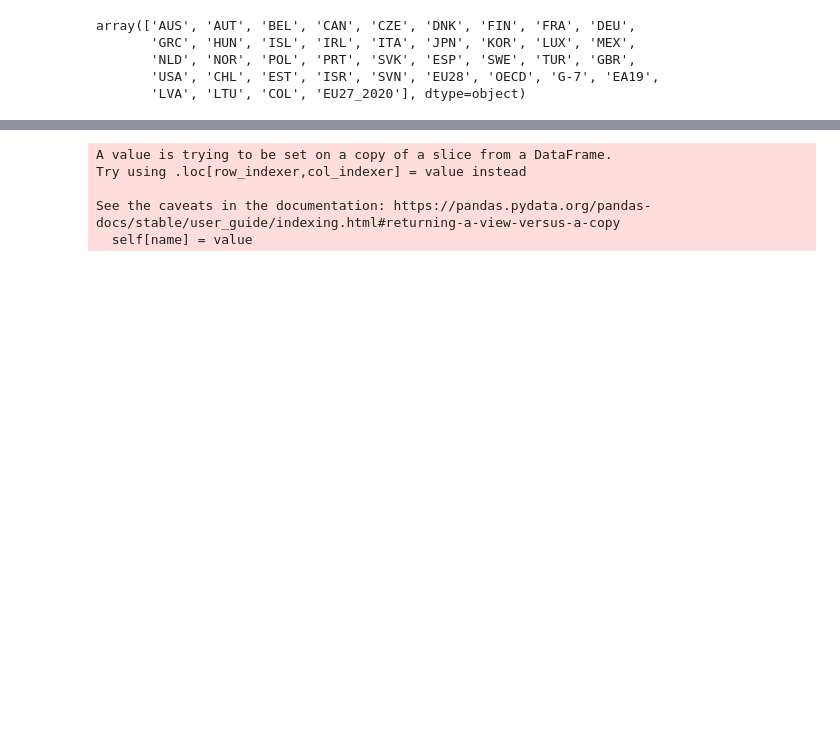
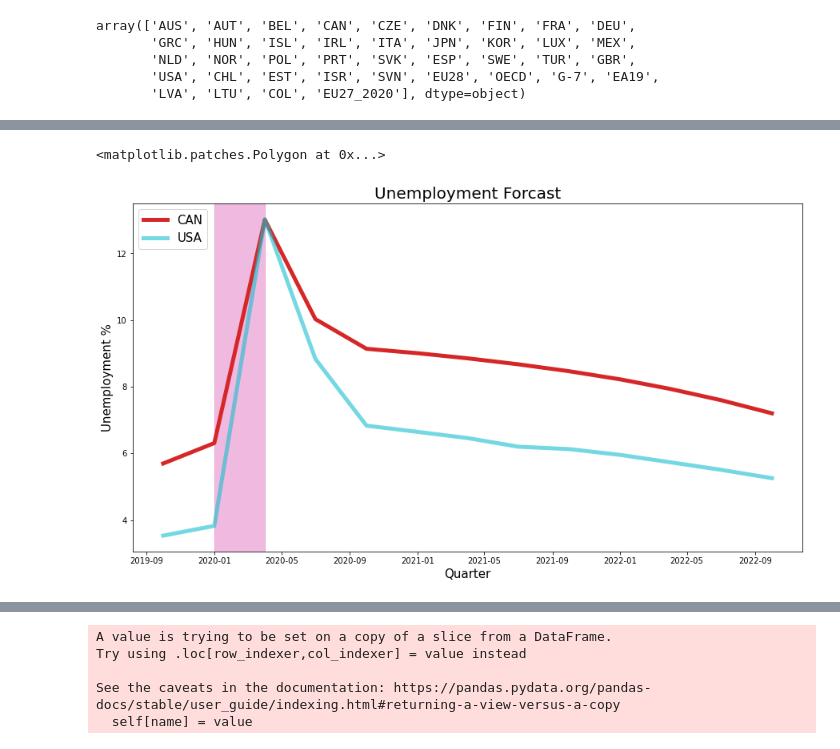
Before and after one commit to dataseal-team-6/sadnan_working, a Jupyter notebook: project2.ipynb, the cells around one changed output, grey strips where cells are left out. Saved outputs shown, nothing was run; the diff lists cells and outputs as text; code cells hidden in the pictures; blank space fills up the shorter version.

```diff
--- a/project2.ipynb
+++ b/project2.ipynb
@@ -51,0 +94,3 @@ ax.plot(df_usa.TIME, df_usa.Value, linewidth=2, alpha=0.6)
+# %%
+df2 = pd.read_csv('data/unemp_rate_forecast_oecd.csv')
+df2
@@ -51,0 +115,31 @@ ax.plot(df_usa.TIME, df_usa.Value, linewidth=2, alpha=0.6)
+# %%
+# data
+df2_can = df2.loc[(df2['LOCATION'] == 'CAN')]
+df2_usa = df2.loc[(df2['LOCATION'] == 'USA')]
+
+fig, ax = plt.subplots(figsize=(15,8))
+ax.set_xlabel('Quarter', fontsize=15)
+ax.set_ylabel('Unemployment %', fontsize=15)
+ax.set_title('Unemployment Forcast', fontsize=20)
+
+ax.plot_date(pd.to_datetime(df2_can.TIME), df2_can.Value, '-', color='C3', #marker='*',
+             lw=5, alpha=1, label='CAN', markevery=mark.all())
+ax.plot_date(pd.to_datetime(df2_usa.TIME), df2_usa.Value, '-', color='C9',#marker='o',
+             lw=5, alpha=0.6, label='USA', markevery=mark.all())
+ax.legend(loc='upper left', fontsize=15)
+
+# quarters
+q4_19 = pd.to_datetime('2019-Q4')
+q1_20 = pd.to_datetime('2020-Q1')
+q2_20 = pd.to_datetime('2020-Q2')
+
+# covid recession
+cr_start = pd.to_datetime('2020-02-01')
+cr_end = pd.to_datetime('2020-11-01')
+
+# recession areas
+ax.axvspan(q1_20, q2_20, color='C6', alpha=0.5)
+# ax.axvspan(q4_19, q1_20, color='C8', alpha=0.6)
+# %% [output]
+<matplotlib.patches.Polygon at 0x...>
+[figure, added]
```
Also changed, not shown: parts of 15 cells of this notebook, 2 other files.
